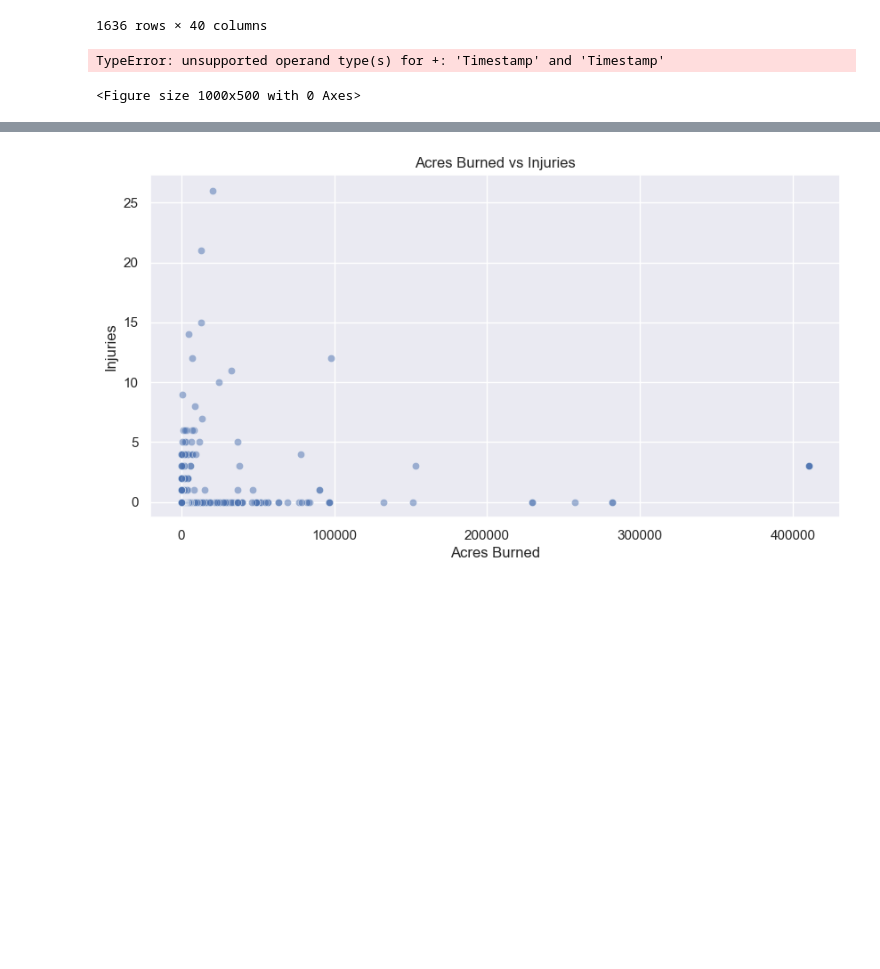
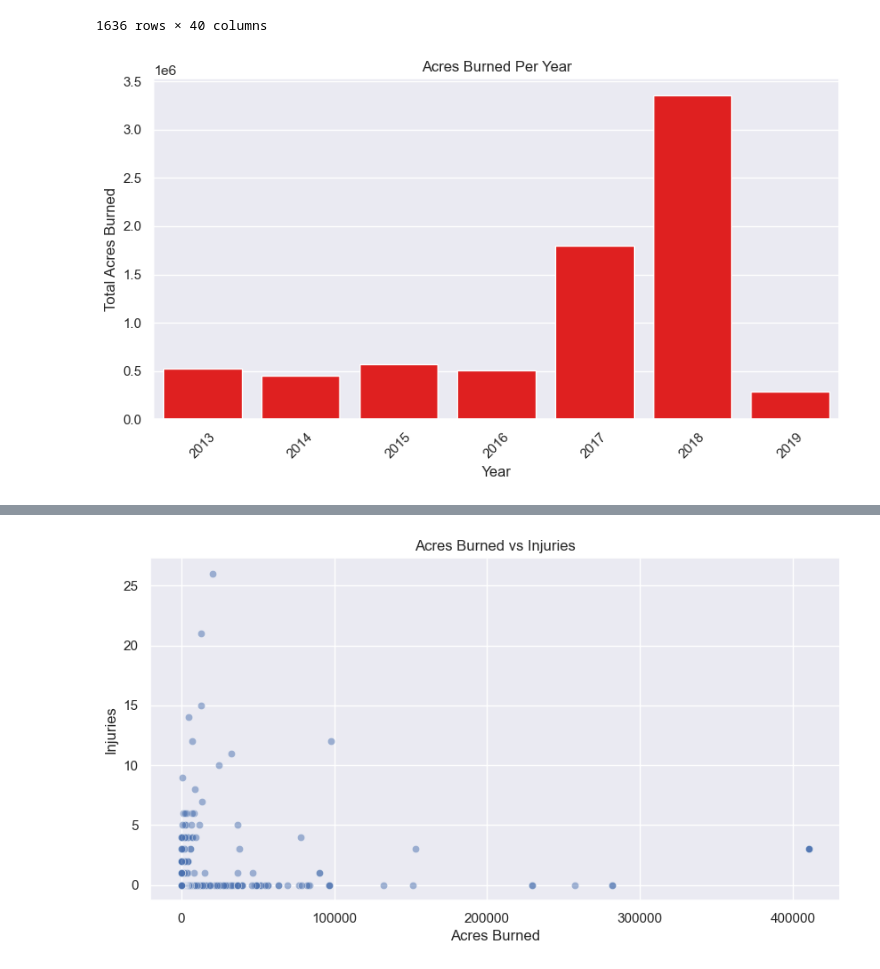
Before and after one commit to estortega/project_1, a Jupyter notebook: Denis_wild_fires_project_week_1.ipynb, the cells around one changed output, grey strips where cells are left out. Cells and saved outputs as stored; diff of their text form; code cells hidden in the pictures; blank space fills up the shorter version.

Commit message:
Fixed the issues with the warning errors.

```diff
--- a/Denis_wild_fires_project_week_1.ipynb
+++ b/Denis_wild_fires_project_week_1.ipynb
@@ -72,18 +72,20 @@ calfire['AcresPerFirefighter'] = calfire['AcresBurned'] / calfire['PersonnelInvo
 # %%
 # Set Seaborn style
 sns.set_theme(style="darkgrid")
+# %%
+# Ensure only numeric columns are aggregated
+calfire_grouped = calfire.groupby('YearStarted', as_index=False).sum(numeric_only=True)
 # %%
 # Plot 1: Acres Burned Per Year
 plt.figure(figsize=(10,5))
-sns.barplot(data=calfire.groupby('YearStarted', as_index=False).sum(), x='YearStarted', y='AcresBurned', color='red')
+sns.barplot(data=calfire_grouped, x='YearStarted', y='AcresBurned', color='red')
 plt.title('Acres Burned Per Year')
 plt.xlabel('Year')
 plt.ylabel('Total Acres Burned')
 plt.xticks(rotation=45)
 plt.show()
 # %% [output]
-TypeError: unsupported operand type(s) for +: 'Timestamp' and 'Timestamp'
-<Figure size 1000x500 with 0 Axes>
+[figure, added]
 # %%
 # Plot 2: Injuries and Fatalities over Time
 plt.figure(figsize=(10,5))
```
Also changed, not shown: parts of 1 cell of this notebook.
